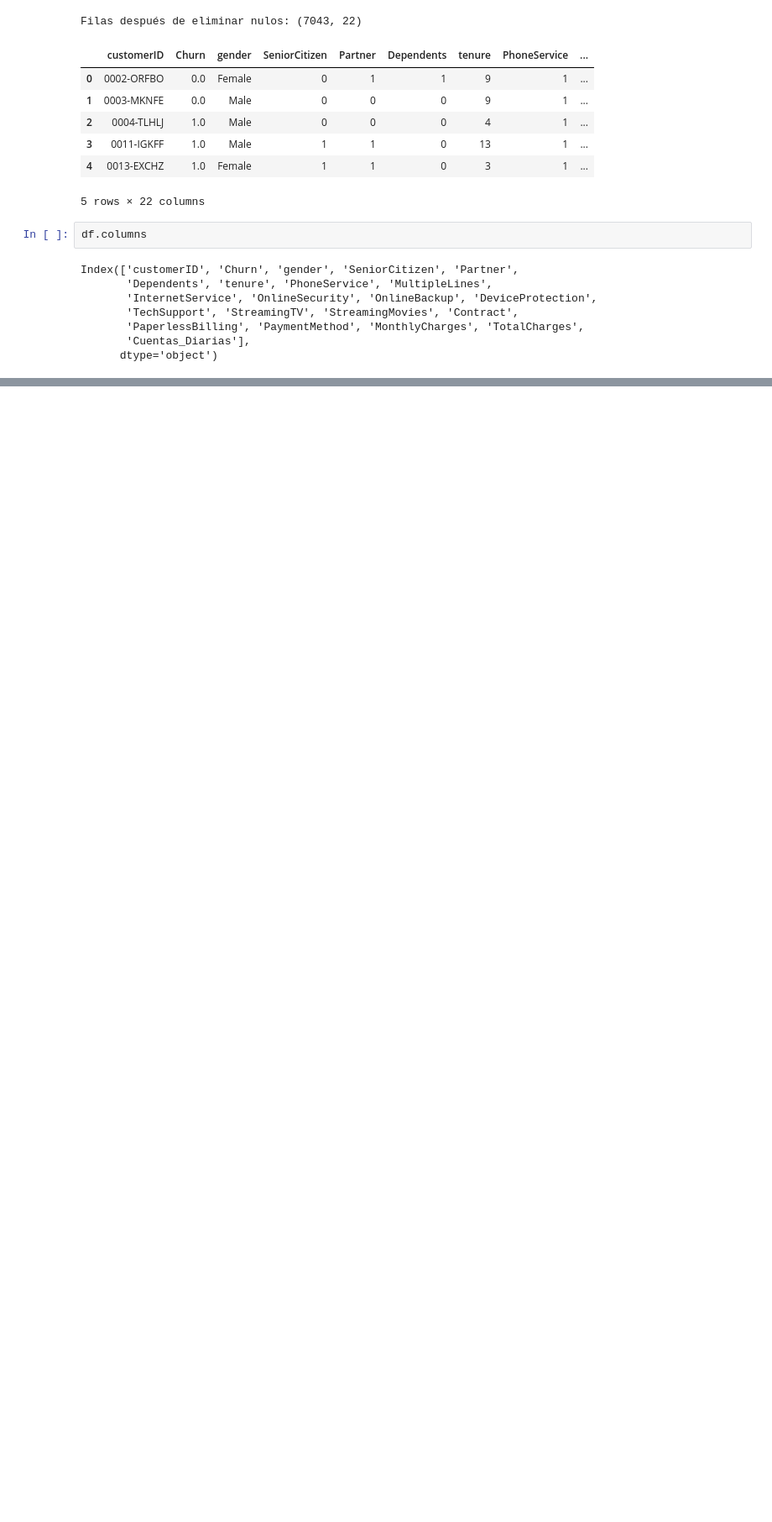
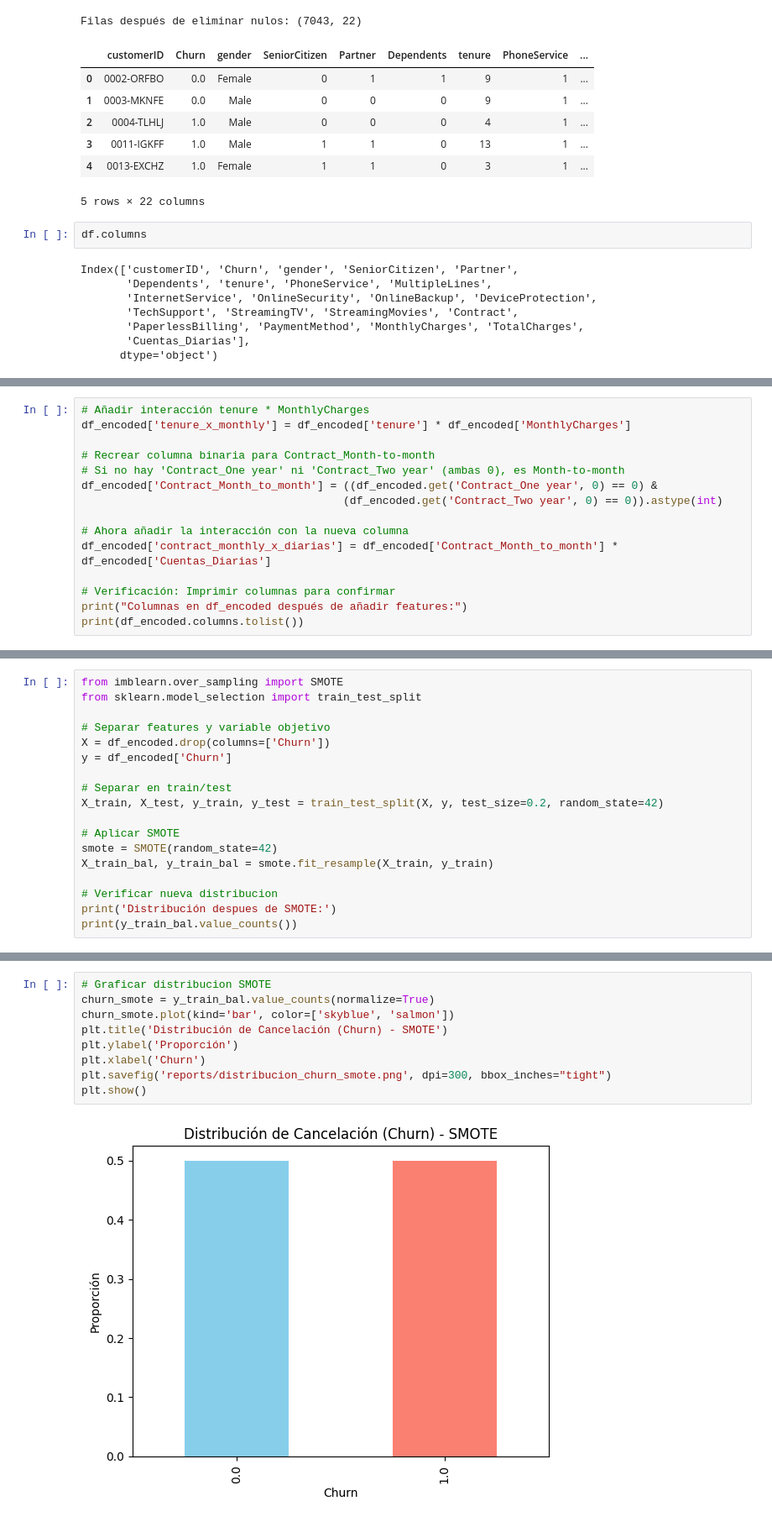
Before and after one commit to AMG-AA/challenge-Telecom2-ml, a Jupyter notebook: Challenge_TelecomX_2.ipynb, the cells around one changed output, grey strips where cells are left out. Shown at 84% size. Drawn from its saved outputs; the diff is of its cells as text; blank space fills up the shorter version.

```diff
--- a/Challenge_TelecomX_2.ipynb
+++ b/Challenge_TelecomX_2.ipynb
@@ -42,0 +163,15 @@ Index(['customerID', 'Churn', 'gender', 'SeniorCitizen', 'Partner',
+# %%
+# Añadir interacción tenure * MonthlyCharges
+df_encoded['tenure_x_monthly'] = df_encoded['tenure'] * df_encoded['MonthlyCharges']
+
+# Recrear columna binaria para Contract_Month-to-month
+# Si no hay 'Contract_One year' ni 'Contract_Two year' (ambas 0), es Month-to-month
+df_encoded['Contract_Month_to_month'] = ((df_encoded.get('Contract_One year', 0) == 0) &
+                                        (df_encoded.get('Contract_Two year', 0) == 0)).astype(int)
+
+# Ahora añadir la interacción con la nueva columna
+df_encoded['contract_monthly_x_diarias'] = df_encoded['Contract_Month_to_month'] * df_encoded['Cuentas_Diarias']
+
+# Verificación: Imprimir columnas para confirmar
+print("Columnas en df_encoded después de añadir features:")
+print(df_encoded.columns.tolist())
@@ -42,0 +183,18 @@ Index(['customerID', 'Churn', 'gender', 'SeniorCitizen', 'Partner',
+# %%
+from imblearn.over_sampling import SMOTE
+from sklearn.model_selection import train_test_split
+
+# Separar features y variable objetivo
+X = df_encoded.drop(columns=['Churn'])
+y = df_encoded['Churn']
+
+# Separar en train/test
+X_train, X_test, y_train, y_test = train_test_split(X, y, test_size=0.2, random_state=42)
+
+# Aplicar SMOTE
+smote = SMOTE(random_state=42)
+X_train_bal, y_train_bal = smote.fit_resample(X_train, y_train)
+
+# Verificar nueva distribucion
+print('Distribución despues de SMOTE:')
+print(y_train_bal.value_counts())
@@ -42,0 +207,11 @@ Index(['customerID', 'Churn', 'gender', 'SeniorCitizen', 'Partner',
+# %%
+# Graficar distribucion SMOTE
+churn_smote = y_train_bal.value_counts(normalize=True)
+churn_smote.plot(kind='bar', color=['skyblue', 'salmon'])
+plt.title('Distribución de Cancelación (Churn) - SMOTE')
+plt.ylabel('Proporción')
+plt.xlabel('Churn')
+plt.savefig('reports/distribucion_churn_smote.png', dpi=300, bbox_inches="tight")
+plt.show()
+# %% [output]
+[figure, added]
```
Also changed, not shown: parts of 133 cells of this notebook, 27 other files.
